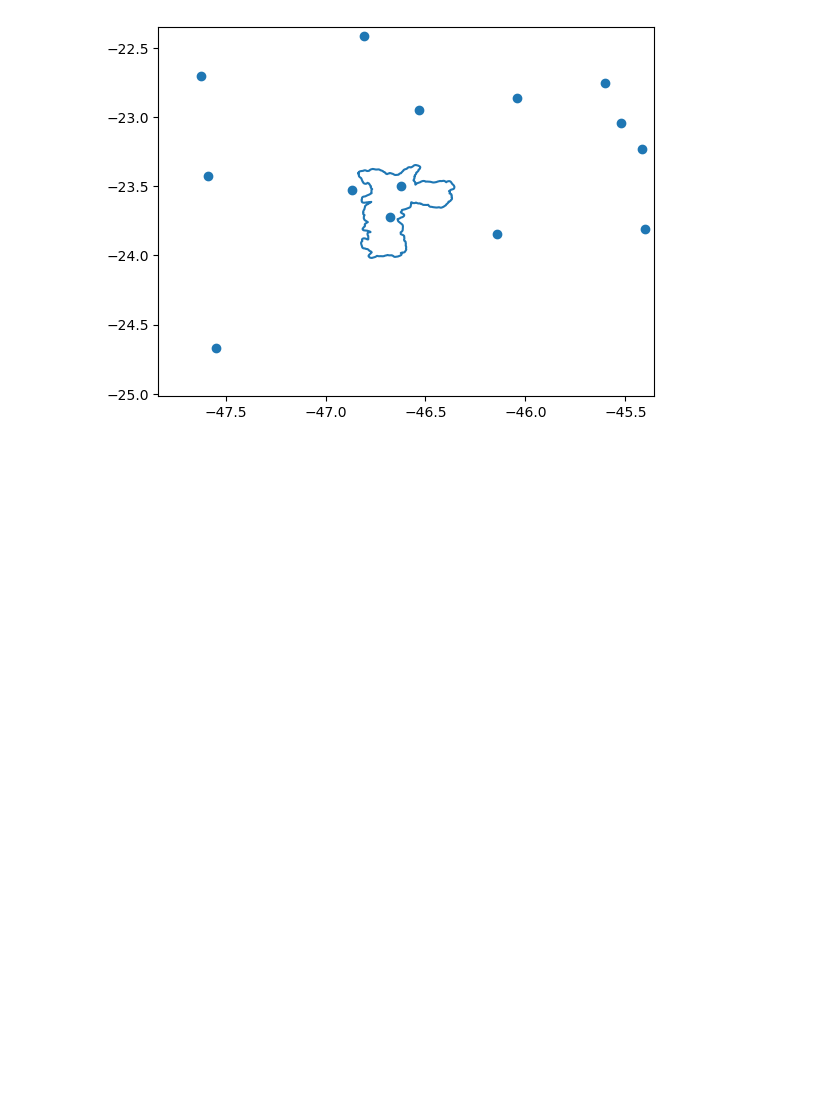
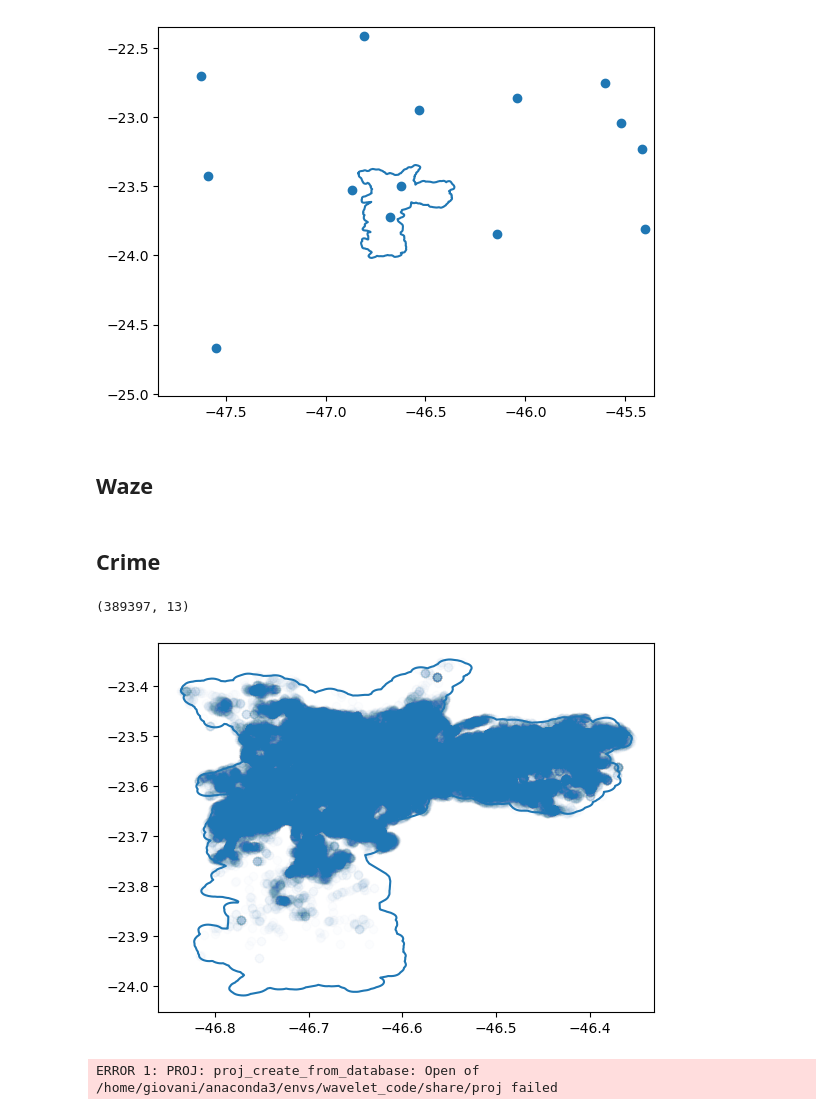
Before and after one commit to visual-ds/AutoSatViewer, a Jupyter notebook: wavelet_code/preprocess_time_series.ipynb, the cells around one changed output. Cells and saved outputs as stored; diff of their text form; code cells hidden in the pictures; blank space fills up the shorter version.

Commit message:
created preprocessing of crime data

```diff
--- a/wavelet_code/preprocess_time_series.ipynb
+++ b/wavelet_code/preprocess_time_series.ipynb
@@ -24,3 +28,40 @@ plt.plot(gdf.geometry[0].exterior.xy[0], gdf.geometry[0].exterior.xy[1])
 plt.show()
 # %% [output]
 [figure]
+# %% [markdown]
+## Waze
+# %% [markdown]
+## Crime
+# %%
+df = pd.read_csv("data/time_series/furto_celular_2018_2022.csv", sep = ";")
+# drop columns with more than 0.1 of missing values
+df["date"] = pd.to_datetime(df.DATAOCORRENCIA, format='%d/%m/%Y', errors='coerce')
+df = df.dropna(thresh=0.9*len(df), axis=1)
+df = df.dropna()
+df = df.drop(columns = ["ANO_BO", "DATAOCORRENCIA"], axis = 1)
+df = df[df.date > "2018-01-01"]
+df = df.reset_index(drop=True)
+df.shape
+# %% [output]
+(389397, 13)
+# %%
+countour = gpd.read_file("data/countour.geojson")
+plt.plot(countour.geometry[0].exterior.xy[0], countour.geometry[0].exterior.xy[1])
+plt.scatter(df['LONGITUDE'], df['LATITUDE'], alpha = 0.01)
+plt.show()
+# %% [output]
+[figure, added]
+# %%
+shapes = gpd.read_file("data/LAYER_DISTRITO/sp.shp")
+
+def get_polygon(row):
+    point = Point(row['LONGITUDE'], row['LATITUDE'])
+    contain = shapes.geometry.apply(lambda x: x.contains(point))
+    if contain.any():
+        return contain[contain].index[0]
+    else:
+        return None
+
+df['district'] = df.progress_apply(get_polygon, axis = 1)
+# %% [output]
+ERROR 1: PROJ: proj_create_from_database: Open of /home/giovani/anaconda3/envs/wavelet_code/share/proj failed
```
Also changed, not shown: parts of 18 cells of this notebook.
